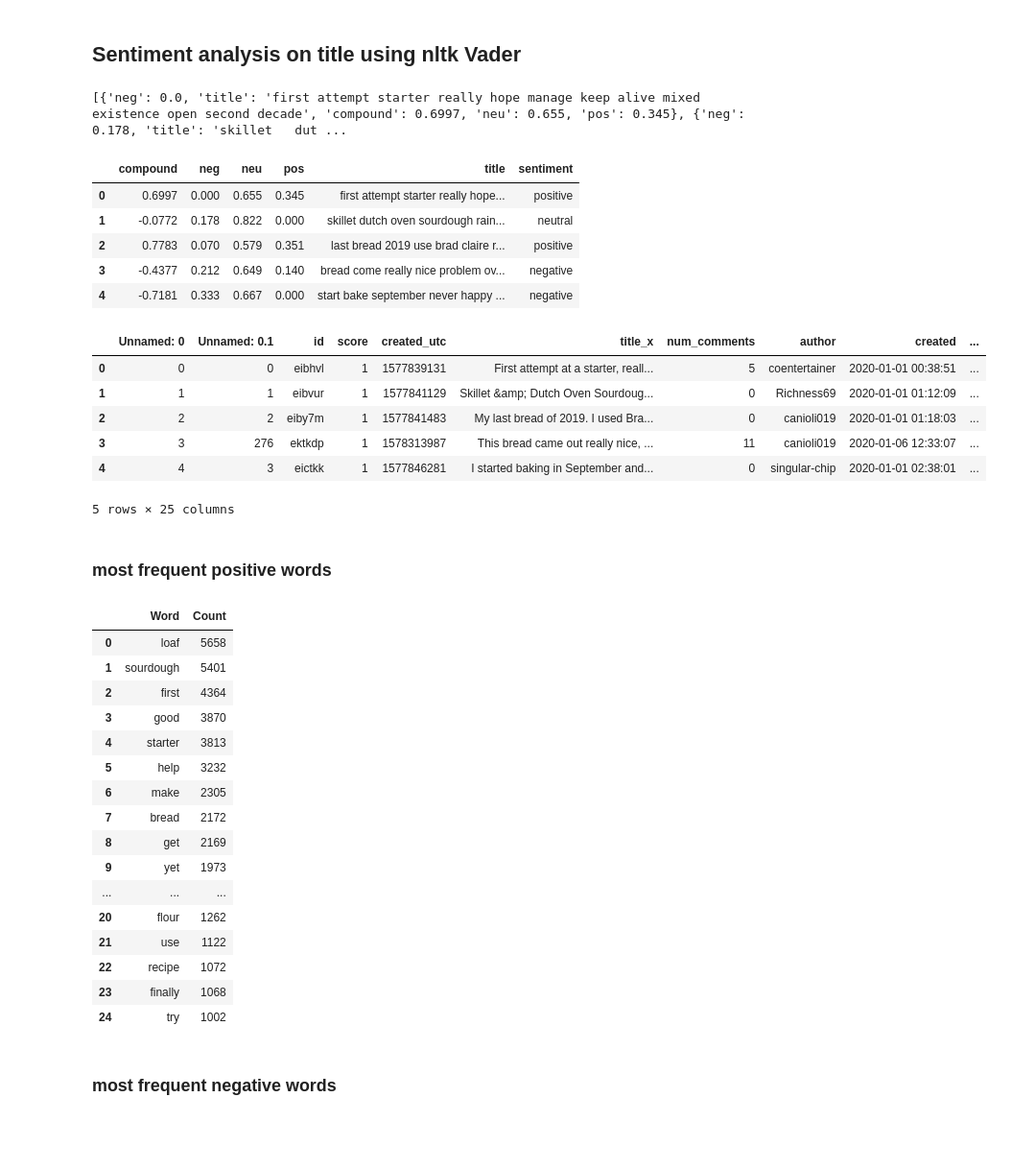
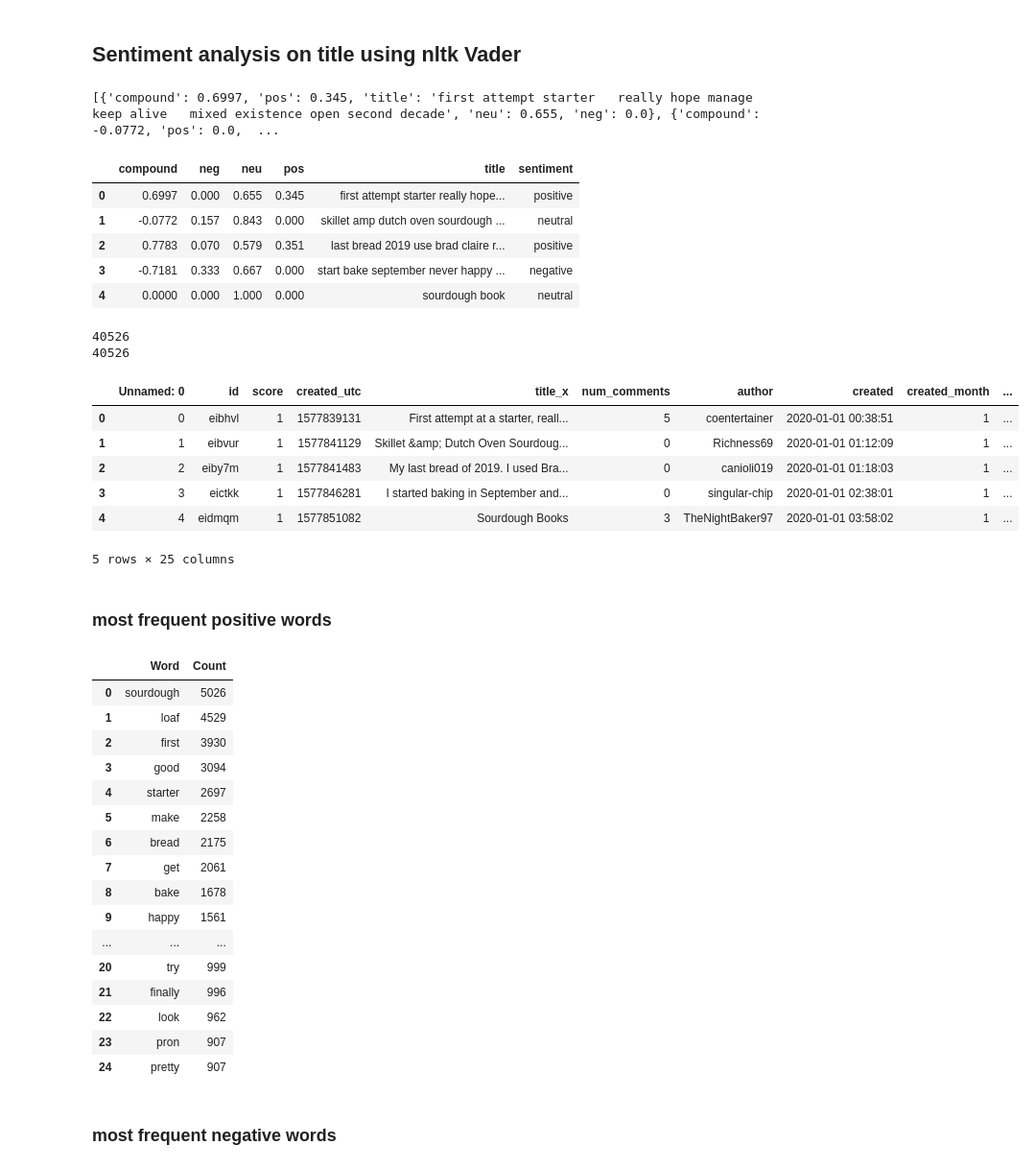
Before and after one commit to Lisa-Ho/breadit, a Jupyter notebook: notebooks/lockdown-baking-part-2-data-cleaning-analysis.ipynb, the cells around one changed output. Shown: that part at 96% size. Drawn from its saved outputs; the diff is of its cells as text; code cells hidden in the pictures; blank space fills up the shorter version.

```diff
--- a/notebooks/lockdown-baking-part-2-data-cleaning-classification.ipynb
+++ b/notebooks/lockdown-baking-part-2-data-cleaning-analysis.ipynb
@@ -263,8 +272,6 @@ df.to_csv(".\\data\processed\df-for-analysis_2021-02-14.csv")
 # %%
 ## load processed data file
-df = pd.read_csv(".\\data\processed\df-for-analysis_2021-02-14.csv")
+df = pd.read_csv(".\\data\processed\df-for-analysis_2021-02-21.csv")
-# %%
-df["title_lemmatised"] = df["title_lemmatised"].astype(str)
 # %% [markdown]
 # Analysis
 # %% [markdown]
@@ -537,8 +545,6 @@ df2
 ### number of submissions by user
 
 On average, users submitted only 1 post, this is true for more than half of users. Two thirds have submitted at least 2 posts. On the top range, there is one user with 618 submissions which is now been deleted and
-# %%
-df = df.drop_duplicates(keep="first")
 # %%
 pivot = pd.DataFrame(df.groupby("author")["id"].count())
 pivot["id"].describe()
@@ -829,7 +813,7 @@ for line in df["title_lemmatised"]:
 
 print(results[:3])
 # %% [output]
-[{'neg': 0.0, 'title': 'first attempt starter really hope manage keep alive mixed existence open second decade', 'compound': 0.6997, 'neu': 0.655, 'pos': 0.345}, {'neg': 0.178, 'title': 'skillet   dut ...
+[{'compound': 0.6997, 'pos': 0.345, 'title': 'first attempt starter   really hope manage keep alive   mixed existence open second decade', 'neu': 0.655, 'neg': 0.0}, {'compound': -0.0772, 'pos': 0.0,  ...
 # %%
 # convert results into dataframe
 sentiment = pd.DataFrame.from_records(results)
@@ -844,21 +828,28 @@ sentiment.head()
 # %% [output]
 |  | compound | neg | neu | pos | title | sentiment |
 | 0 | 0.6997 | 0.000 | 0.655 | 0.345 | first attempt starter really hope... | positive |
-| 1 | -0.0772 | 0.178 | 0.822 | 0.000 | skillet dutch oven sourdough rain... | neutral |
+| 1 | -0.0772 | 0.157 | 0.843 | 0.000 | skillet amp dutch oven sourdough ... | neutral |
 | 2 | 0.7783 | 0.070 | 0.579 | 0.351 | last bread 2019 use brad claire r... | positive |
-| 3 | -0.4377 | 0.212 | 0.649 | 0.140 | bread come really nice problem ov... | negative |
-| 4 | -0.7181 | 0.333 | 0.667 | 0.000 | start bake september never happy ... | negative |
+| 3 | -0.7181 | 0.333 | 0.667 | 0.000 | start bake september never happy ... | negative |
+| 4 | 0.0000 | 0.000 | 1.000 | 0.000 | sourdough book | neutral |
+# %%
+## check equal length of dataframes before merging
+print(len(df))
+print(len(sentiment))
+# %% [output]
+40526
+40526
 # %%
 # merge sentiment to main dataframe
-df= pd.merge(df, sentiment, left_on="title_lemmatised", right_on="title")
+df = pd.merge(df, sentiment['compound', 'neg', 'neu', 'pos', 'sentiment'], left_index=True, right_index=True, how="left")
 df.head()
 # %% [output]
-|  | Unnamed: 0 | Unnamed: 0.1 | id | score | created_utc | title_x | num_comments | author | created | ... |
-| 0 | 0 | 0 | eibhvl | 1 | 1577839131 | First attempt at a starter, reall... | 5 | coentertainer | 2020-01-01 00:38:51 | ... |
-| 1 | 1 | 1 | eibvur | 1 | 1577841129 | Skillet &amp; Dutch Oven Sourdoug... | 0 | Richness69 | 2020-01-01 01:12:09 | ... |
-| 2 | 2 | 2 | eiby7m | 1 | 1577841483 | My last bread of 2019. I used Bra... | 0 | canioli019 | 2020-01-01 01:18:03 | ... |
-| 3 | 3 | 276 | ektkdp | 1 | 1578313987 | This bread came out really nice, ... | 11 | canioli019 | 2020-01-06 12:33:07 | ... |
-| 4 | 4 | 3 | eictkk | 1 | 1577846281 | I started baking in September and... | 0 | singular-chip | 2020-01-01 02:38:01 | ... |
+|  | Unnamed: 0 | id | score | created_utc | title_x | num_comments | author | created | created_month | ... |
+| 0 | 0 | eibhvl | 1 | 1577839131 | First attempt at a starter, reall... | 5 | coentertainer | 2020-01-01 00:38:51 | 1 | ... |
+| 1 | 1 | eibvur | 1 | 1577841129 | Skillet &amp; Dutch Oven Sourdoug... | 0 | Richness69 | 2020-01-01 01:12:09 | 1 | ... |
+| 2 | 2 | eiby7m | 1 | 1577841483 | My last bread of 2019. I used Bra... | 0 | canioli019 | 2020-01-01 01:18:03 | 1 | ... |
+| 3 | 3 | eictkk | 1 | 1577846281 | I started baking in September and... | 0 | singular-chip | 2020-01-01 02:38:01 | 1 | ... |
+| 4 | 4 | eidmqm | 1 | 1577851082 | Sourdough Books | 3 | TheNightBaker97 | 2020-01-01 03:58:02 | 1 | ... |
 5 rows × 25 columns
 # %% [markdown]
 ### most frequent positive words
@@ -881,22 +872,22 @@ pos_freq.to_csv(".//data/charts/top25-most-common-words-positive-sentiment.csv")
 pos_freq
 # %% [output]
 |  | Word | Count |
-| 0 | loaf | 5658 |
-| 1 | sourdough | 5401 |
-| 2 | first | 4364 |
-| 3 | good | 3870 |
-| 4 | starter | 3813 |
-| 5 | help | 3232 |
-| 6 | make | 2305 |
-| 7 | bread | 2172 |
-| 8 | get | 2169 |
-| 9 | yet | 1973 |
+| 0 | sourdough | 5026 |
+| 1 | loaf | 4529 |
+| 2 | first | 3930 |
+| 3 | good | 3094 |
+| 4 | starter | 2697 |
+| 5 | make | 2258 |
+| 6 | bread | 2175 |
+| 7 | get | 2061 |
+| 8 | bake | 1678 |
+| 9 | happy | 1561 |
 | ... | ... | ... |
-| 20 | flour | 1262 |
-| 21 | use | 1122 |
-| 22 | recipe | 1072 |
-| 23 | finally | 1068 |
-| 24 | try | 1002 |
+| 20 | try | 999 |
+| 21 | finally | 996 |
+| 22 | look | 962 |
+| 23 | pron | 907 |
+| 24 | pretty | 907 |
 # %% [markdown]
 ### most frequent negative words
 # %%
```
Also changed, not shown: parts of 38 cells of this notebook.
